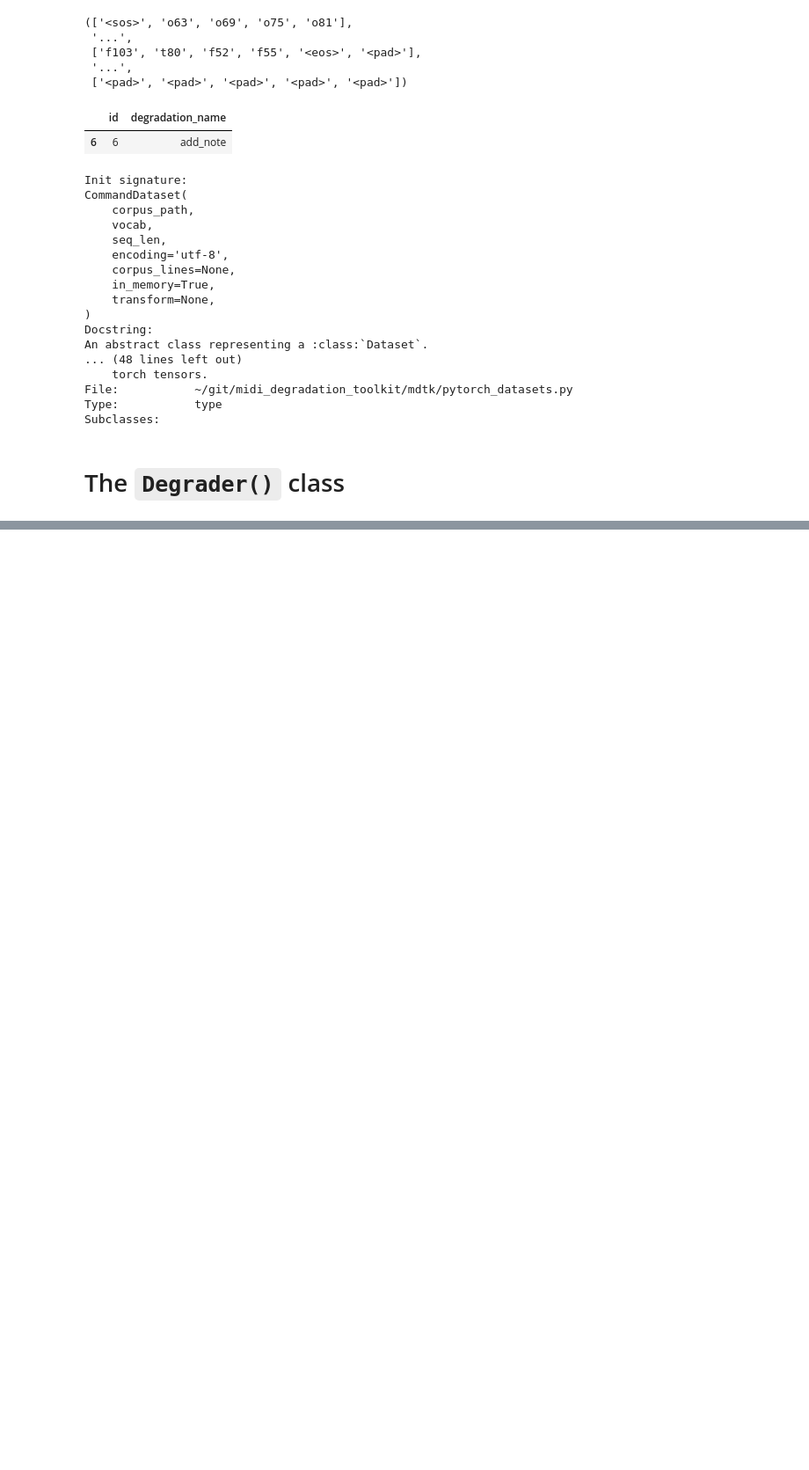
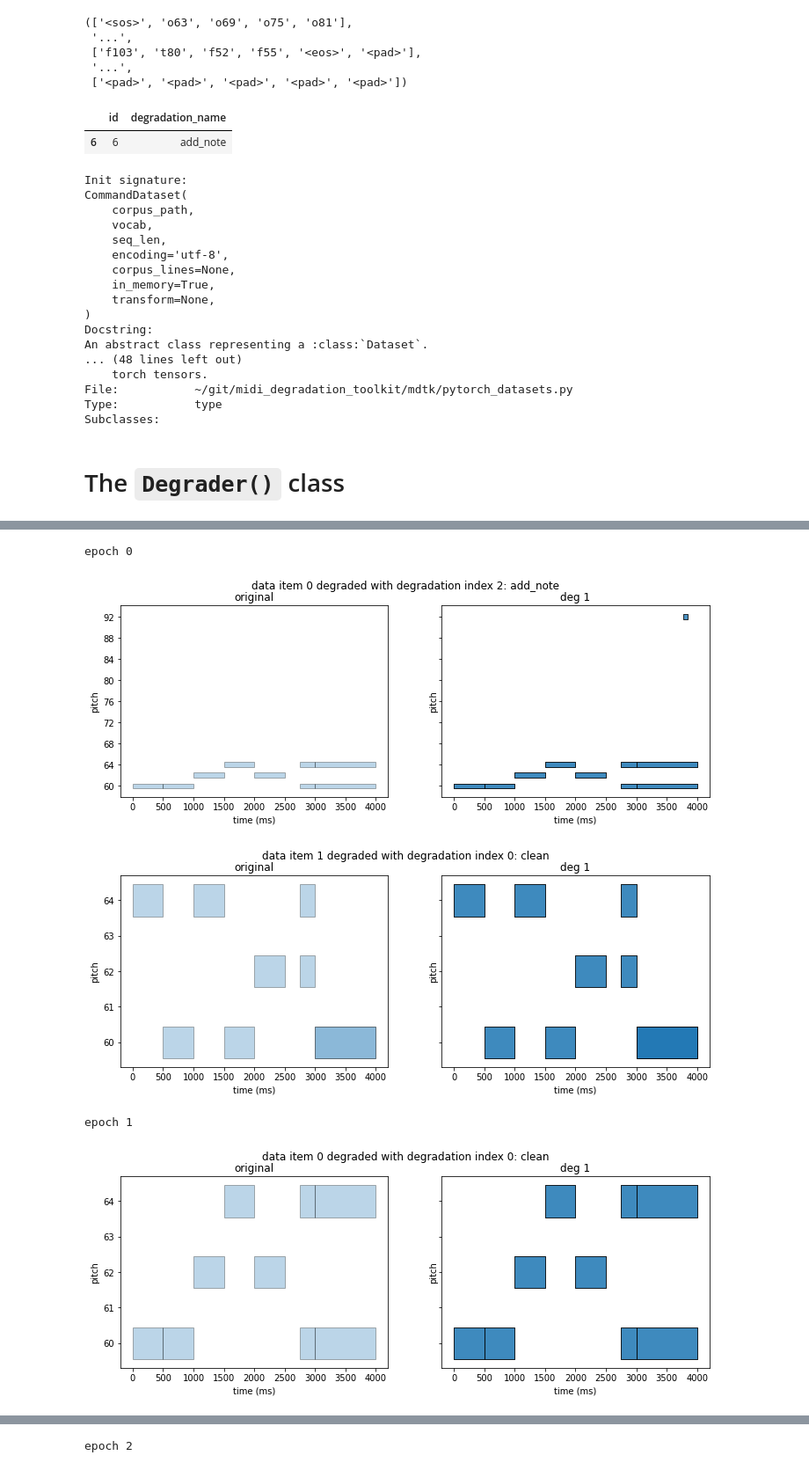
Before and after one commit to JamesOwers/midi_degradation_toolkit, a Jupyter notebook: docs/04_data_parsers_and_degrader.ipynb, the cells around one changed output, grey strips where cells are left out. Shown at 88% size. Saved outputs shown, nothing was run; the diff lists cells and outputs as text; code cells hidden in the pictures; blank space fills up the shorter version.

Commit message:
Finalise documentation & minor changes
* Create docs 4 and 6
* Evaluate all docs for viewing in browser
* Minor change to degrader - no lists as args
* Top level docs updated

```diff
--- a/docs/04_data_parsers_and_degrader.ipynb
+++ b/docs/04_data_parsers_and_degrader.ipynb
@@ -371,0 +385,28 @@ Subclasses:
+# %%
+degradations = ("time_shift", "add_note")
+degrader = Degrader(
+    seed=42,
+    degradations=degradations,
+    degradation_dist=(2, 1),
+    clean_prop=1/3,
+    config=None,
+)
+# %%
+excerpt2 = excerpt.copy()
+excerpt2.pitch = excerpt2.pitch.values[::-1]
+dataset = [excerpt, excerpt2]
+# %%
+deg_names = ("clean", ) + degradations
+for epoch in range(3):
+    print(f"epoch {epoch}")
+    for ii, data_item in enumerate(dataset):
+        deg_df, deg_idx = degrader.degrade(data_item)
+        plot_against_orig(data_item, [deg_df])
+        plt.suptitle(f"data item {ii} degraded with degradation index {deg_idx}: {deg_names[deg_idx]}")
+        plt.show()
+# %% [output]
+epoch 0
+[figure, added]
+[figure, added]
+epoch 1
+[figure, added]
@@ -371,0 +414 @@ Subclasses:
+epoch 2
```
Also changed, not shown: parts of 8 cells of this notebook, 9 other files.
